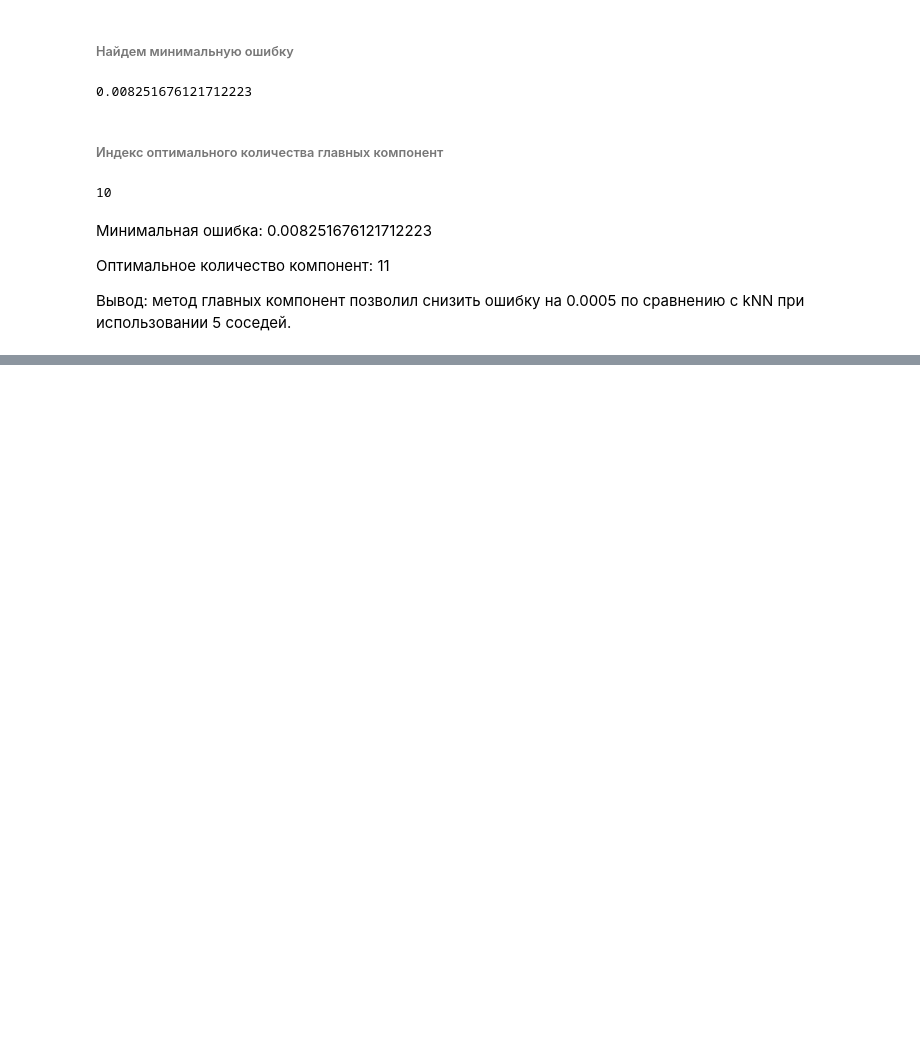
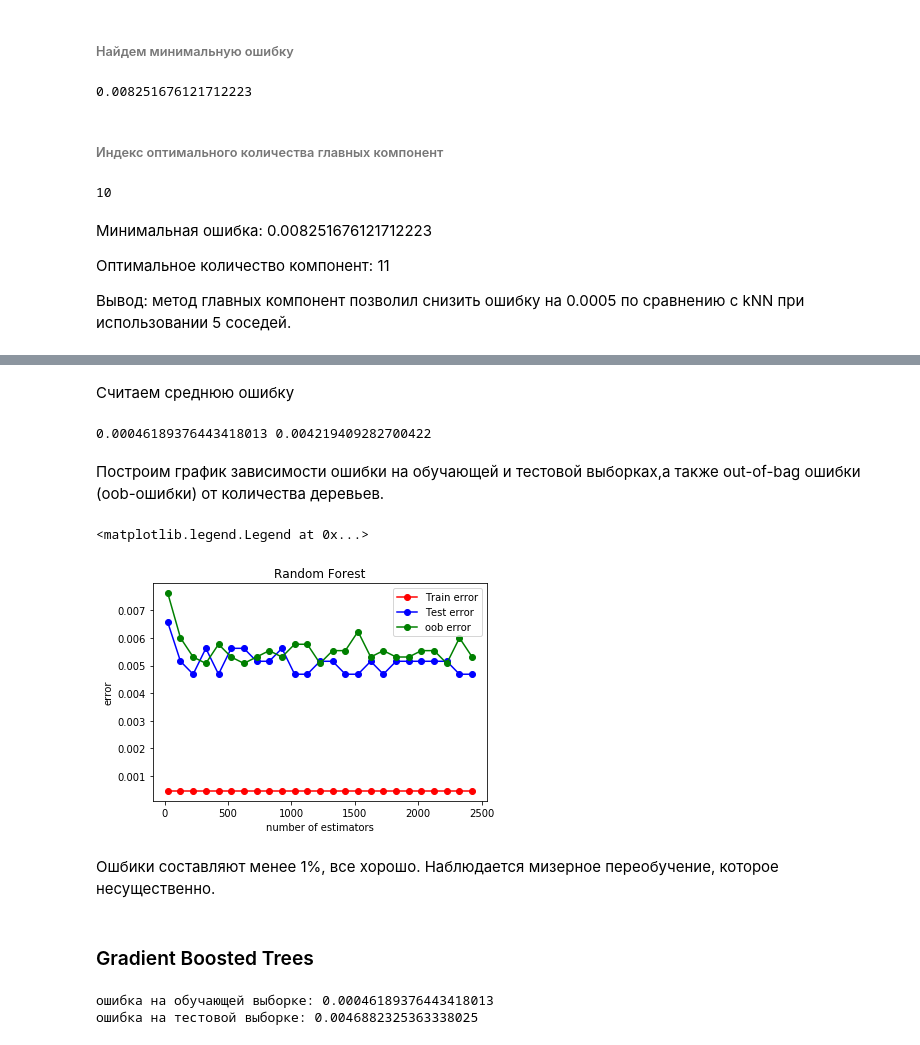
Before and after one commit to KSTconsult/MLearning, a Jupyter notebook: Lab1.ipynb, the cells around one changed output, grey strips where cells are left out. Drawn from its saved outputs; the diff is of its cells as text; code cells hidden in the pictures; blank space fills up the shorter version.

```diff
--- a/Lab1.ipynb
+++ b/Lab1.ipynb
@@ -410,0 +585,4 @@ np.argmin(err_test_mas)
+# %%
+from sklearn import ensemble
+rf = ensemble.RandomForestClassifier(n_estimators = 100)
+rf.fit(X_train, y_train)
@@ -410,0 +597,49 @@ np.argmin(err_test_mas)
+# %% [markdown]
+Считаем среднюю ошибку
+# %%
+err_train = np.mean(y_train != rf.predict(X_train))
+err_test  = np.mean(y_test  != rf.predict(X_test))
+
+print(err_train, err_test)
+# %% [output]
+0.00046189376443418013 0.004219409282700422
+# %% [markdown]
+Построим график зависимости ошибки на обучающей и тестовой выборках,а также out-of-bag ошибки (oob-ошибки) от количества деревьев.
+# %%
+ran_tree = range(25, 2500, 100)
+err_train_mas = []
+err_test_mas = []
+err_oob = []
+for t_cur in ran_tree:
+    mod_t = ensemble.RandomForestClassifier(n_estimators = t_cur, oob_score=True)
+    mod_t.fit(X_train, y_train)
+    oob_error = 1 - mod_t.oob_score_
+    err_train_mas.append(np.mean(mod_t.predict(X_train) != y_train))
+    err_test_mas.append(np.mean(mod_t.predict(X_test) != y_test))
+    err_oob.append(oob_error)
+plt.plot(ran_tree, err_train_mas, 'r-o', label = 'Train error')
+plt.plot(ran_tree, err_test_mas,  'b-o', label = 'Test error')
+plt.plot(ran_tree, err_oob,  'g-o', label = 'oob error')
+plt.title('Random Forest')
+plt.xlabel('number of estimators')
+plt.ylabel('error')
+plt.legend(loc = 'best')
+# %% [output]
+<matplotlib.legend.Legend at 0x...>
+[figure, added]
+# %% [markdown]
+Ошбики составляют менее 1%, все хорошо. Наблюдается мизерное переобучение, которое несущественно.
+# %% [markdown]
+### Gradient Boosted Trees
+# %%
+gbt = ensemble.GradientBoostingClassifier(n_estimators = 1000)
+gbt.fit(X_train, y_train)
+
+err_train = np.mean(y_train != gbt.predict(X_train))
+err_test = np.mean(y_test != gbt.predict(X_test))
+
+print("ошибка на обучающей выборке: " + str(err_train))
+print("ошибка на тестовой выборке: " + str(err_test))
+# %% [output]
+ошибка на обучающей выборке: 0.00046189376443418013
+ошибка на тестовой выборке: 0.0046882325363338025
```
Also changed, not shown: parts of 29 cells of this notebook.
